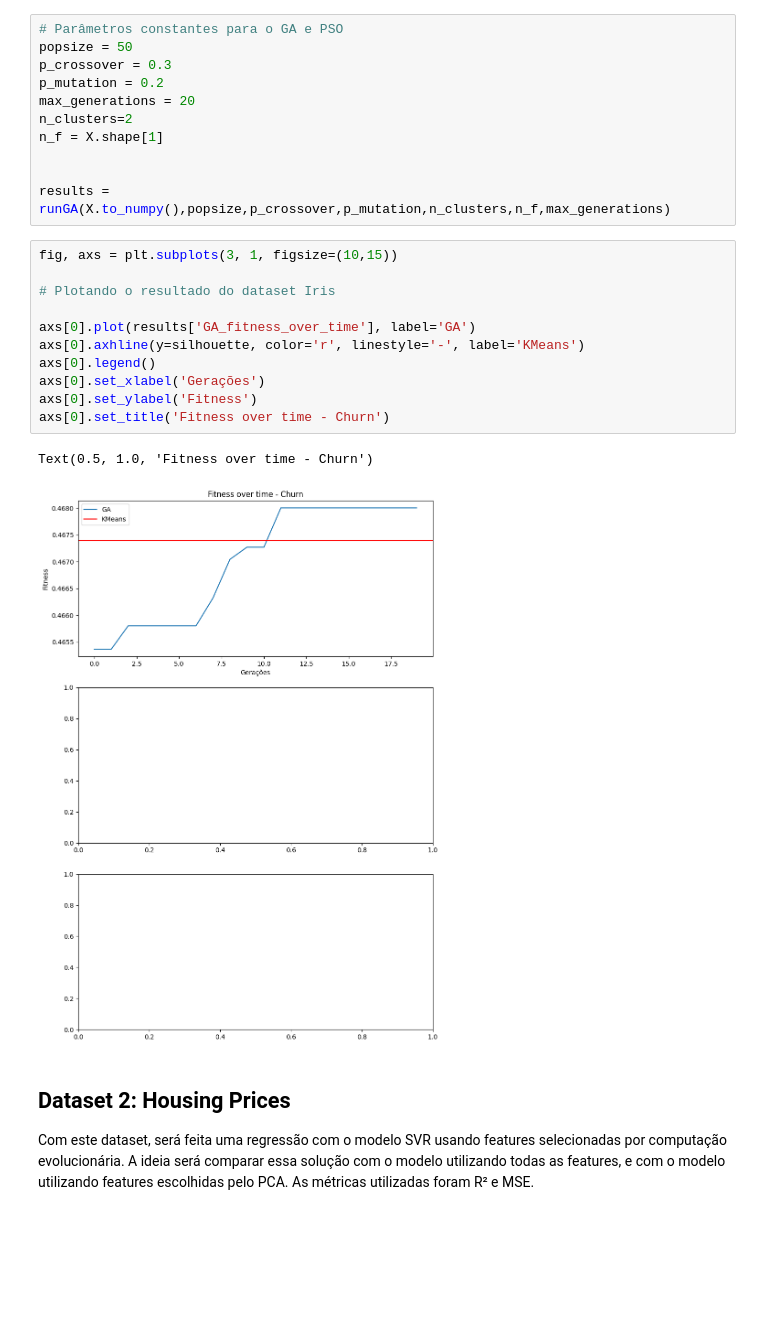
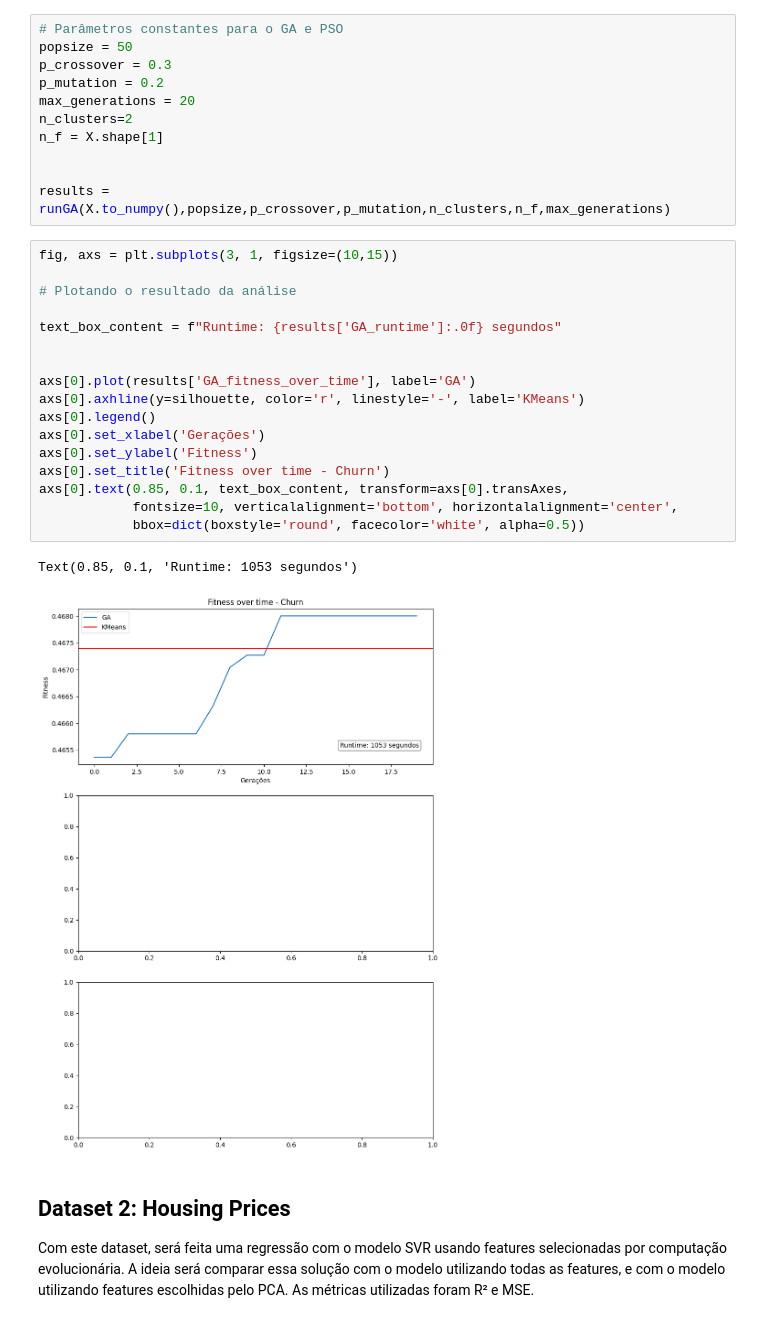
Before and after one commit to matheusgm502/optimization_project, a Jupyter notebook: Projeto Final - Otimização e Computação Evolucionária.ipynb, the cells around one changed output. Saved outputs shown, nothing was run; the diff lists cells and outputs as text; blank space fills up the shorter version.

Commit message:
Change plot - GA

```diff
--- a/Projeto Final - Otimização e Computação Evolucionária.ipynb
+++ b/Projeto Final - Otimização e Computação Evolucionária.ipynb
@@ -486,17 +486,23 @@ results = runGA(X.to_numpy(),popsize,p_crossover,p_mutation,n_clusters,n_f,max_g
 # %%
 fig, axs = plt.subplots(3, 1, figsize=(10,15))
 
-# Plotando o resultado do dataset Iris
+# Plotando o resultado da análise
+
+text_box_content = f"Runtime: {results['GA_runtime']:.0f} segundos"
+
 
 axs[0].plot(results['GA_fitness_over_time'], label='GA')
 axs[0].axhline(y=silhouette, color='r', linestyle='-', label='KMeans')
 axs[0].legend()
 axs[0].set_xlabel('Gerações')
 axs[0].set_ylabel('Fitness')
 axs[0].set_title('Fitness over time - Churn')
+axs[0].text(0.85, 0.1, text_box_content, transform=axs[0].transAxes,
+            fontsize=10, verticalalignment='bottom', horizontalalignment='center',
+            bbox=dict(boxstyle='round', facecolor='white', alpha=0.5))
 # %% [output]
-Text(0.5, 1.0, 'Fitness over time - Churn')
+Text(0.85, 0.1, 'Runtime: 1053 segundos')
-[figure, old version]
+[figure, new version]
 # %% [markdown]
 ## Dataset 2: Housing Prices
 Com este dataset, será feita uma regressão com o modelo SVR usando features selecionadas por computação evolucionária. A ideia será comparar essa solução com o modelo utilizando todas as features, e com o modelo utilizando features escolhidas pelo PCA. As métricas utilizadas foram R² e MSE.
```
